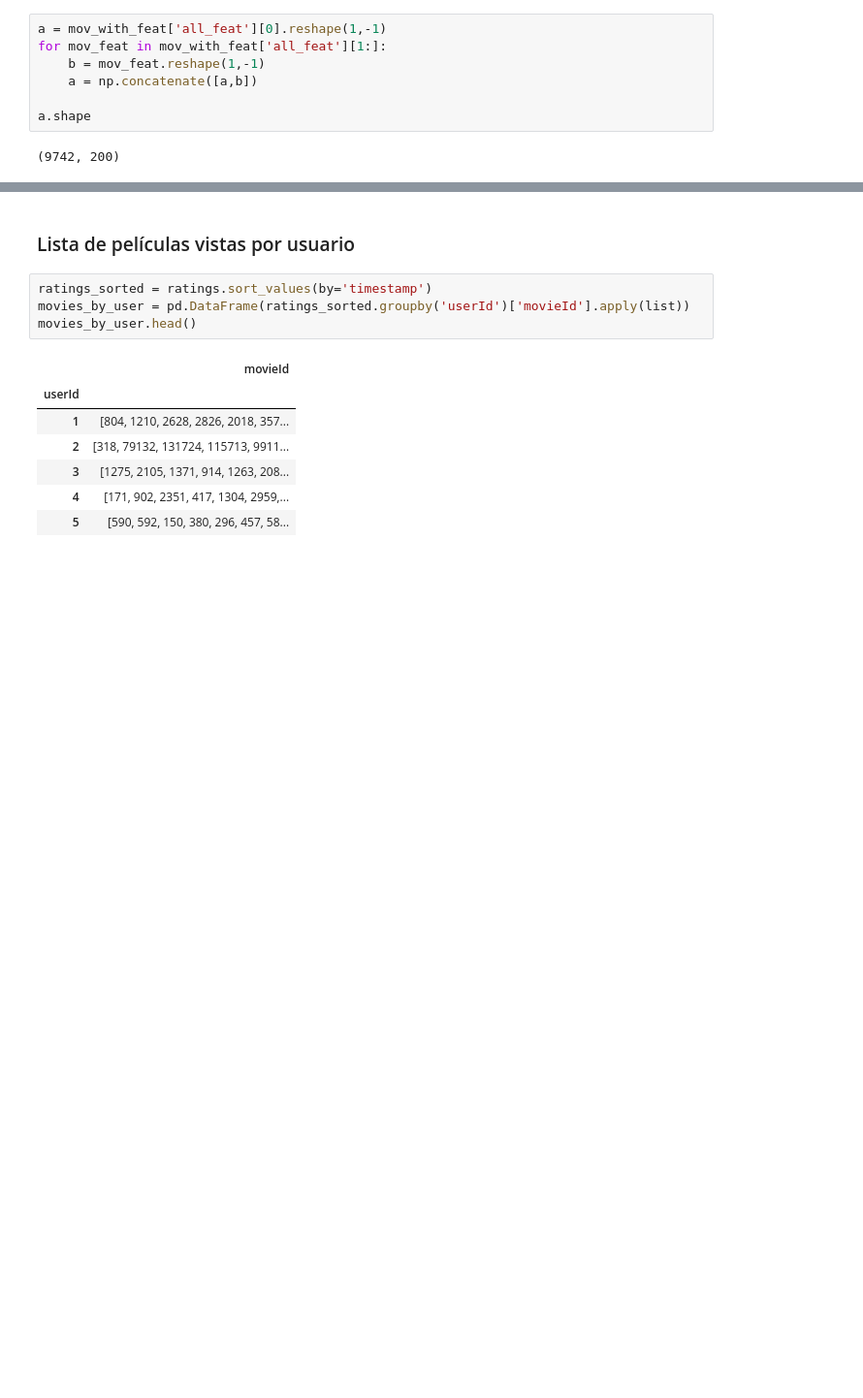
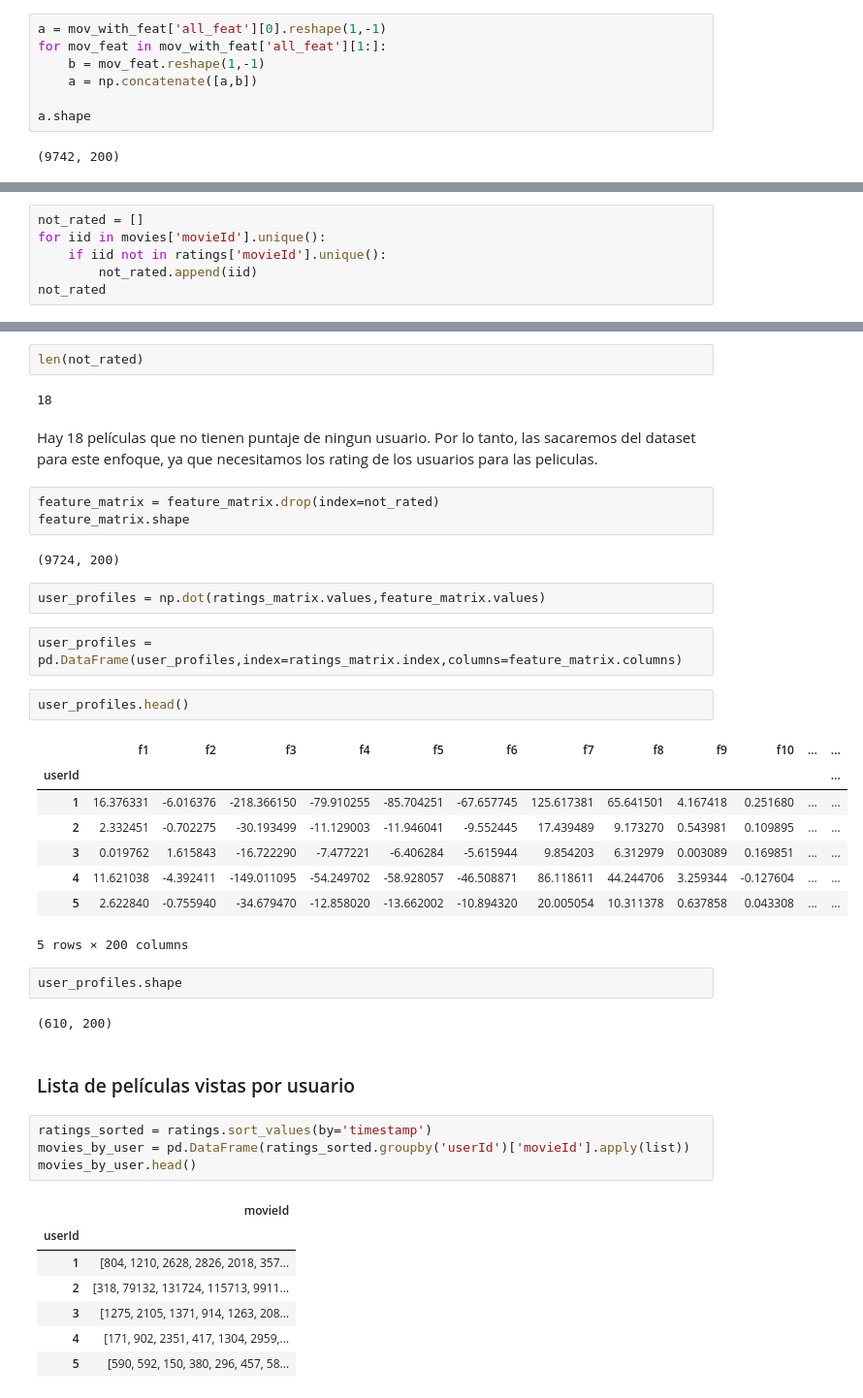
Before and after one commit to javisank/Sistema-Recomendacion-de-Peliculas, a Jupyter notebook: Notebooks/Content Based with user profiles.ipynb, the cells around one changed output, grey strips where cells are left out. Shown: that part at 97% size. Saved outputs shown, nothing was run; the diff lists cells and outputs as text; blank space fills up the shorter version.

```diff
--- a/Notebooks/Content Based v1.ipynb
+++ b/Notebooks/Content Based with user profiles.ipynb
@@ -444,0 +353,6 @@ Recomendado: Rewrite, The (2014) (score:0.9998394)
+# %%
+not_rated = []
+for iid in movies['movieId'].unique():
+    if iid not in ratings['movieId'].unique():
+        not_rated.append(iid)
+not_rated
@@ -445,3 +378,33 @@ Recomendado: Rewrite, The (2014) (score:0.9998394)
+# %%
+len(not_rated)
+# %% [output]
+18
+# %% [markdown]
+Hay 18 películas que no tienen puntaje de ningun usuario. Por lo tanto, las sacaremos del dataset para este enfoque, ya que necesitamos los rating de los usuarios para las peliculas.
+# %%
+feature_matrix = feature_matrix.drop(index=not_rated)
+feature_matrix.shape
+# %% [output]
+(9724, 200)
+# %%
+user_profiles = np.dot(ratings_matrix.values,feature_matrix.values)
+# %%
+user_profiles = pd.DataFrame(user_profiles,index=ratings_matrix.index,columns=feature_matrix.columns)
+# %%
+user_profiles.head()
+# %% [output]
+|  | f1 | f2 | f3 | f4 | f5 | f6 | f7 | f8 | f9 | f10 | ... | ... |
+| userId |  |  |  |  |  |  |  |  |  |  |  | ... |
+| 1 | 16.376331 | -6.016376 | -218.366150 | -79.910255 | -85.704251 | -67.657745 | 125.617381 | 65.641501 | 4.167418 | 0.251680 | ... | ... |
+| 2 | 2.332451 | -0.702275 | -30.193499 | -11.129003 | -11.946041 | -9.552445 | 17.439489 | 9.173270 | 0.543981 | 0.109895 | ... | ... |
+| 3 | 0.019762 | 1.615843 | -16.722290 | -7.477221 | -6.406284 | -5.615944 | 9.854203 | 6.312979 | 0.003089 | 0.169851 | ... | ... |
+| 4 | 11.621038 | -4.392411 | -149.011095 | -54.249702 | -58.928057 | -46.508871 | 86.118611 | 44.244706 | 3.259344 | -0.127604 | ... | ... |
+| 5 | 2.622840 | -0.755940 | -34.679470 | -12.858020 | -13.662002 | -10.894320 | 20.005054 | 10.311378 | 0.637858 | 0.043308 | ... | ... |
+5 rows × 200 columns
+# %%
+user_profiles.shape
+# %% [output]
+(610, 200)
 # %% [markdown]
 ### Lista de películas vistas por usuario
 # %%
```
Also changed, not shown: parts of 53 cells of this notebook, 1 other file.
